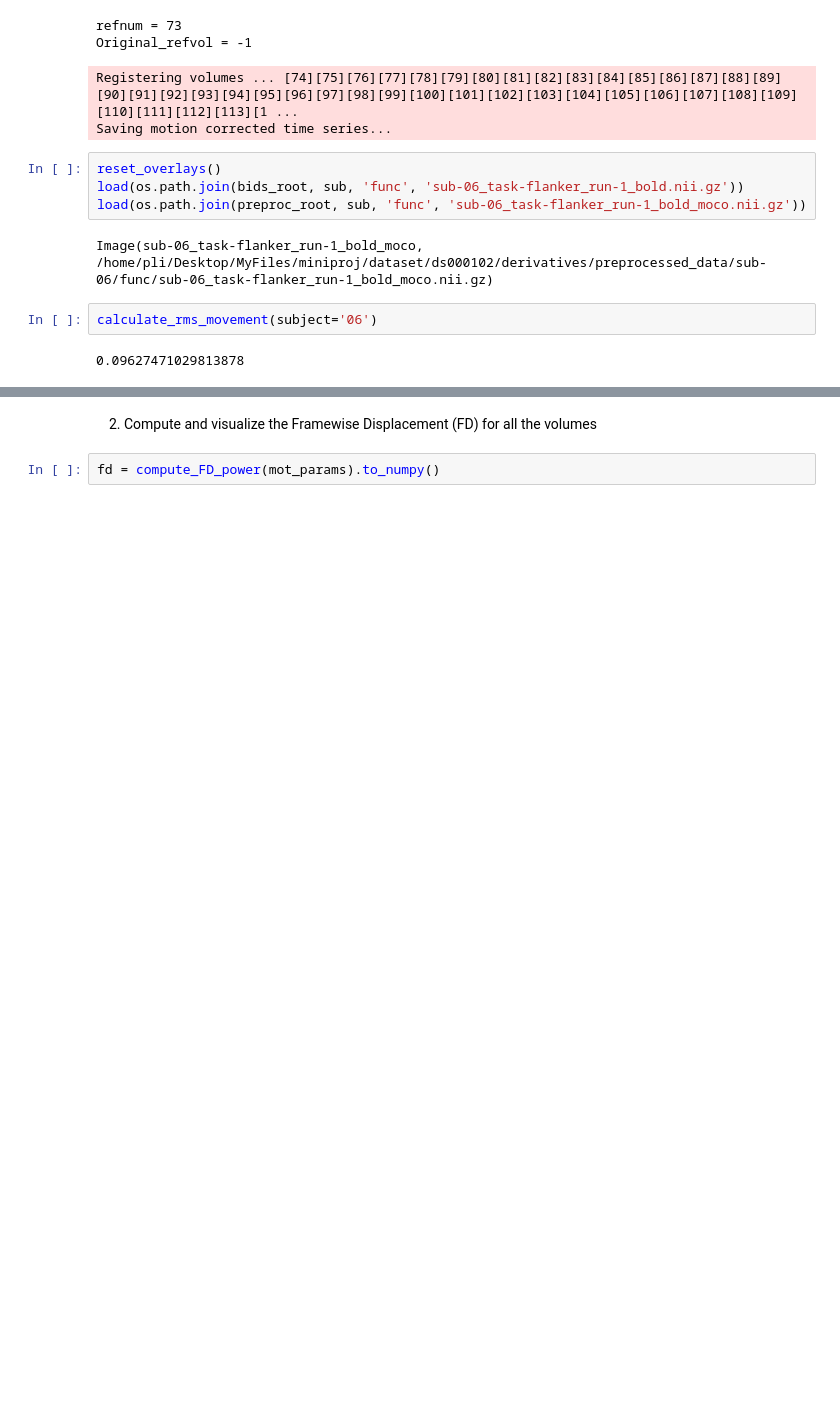
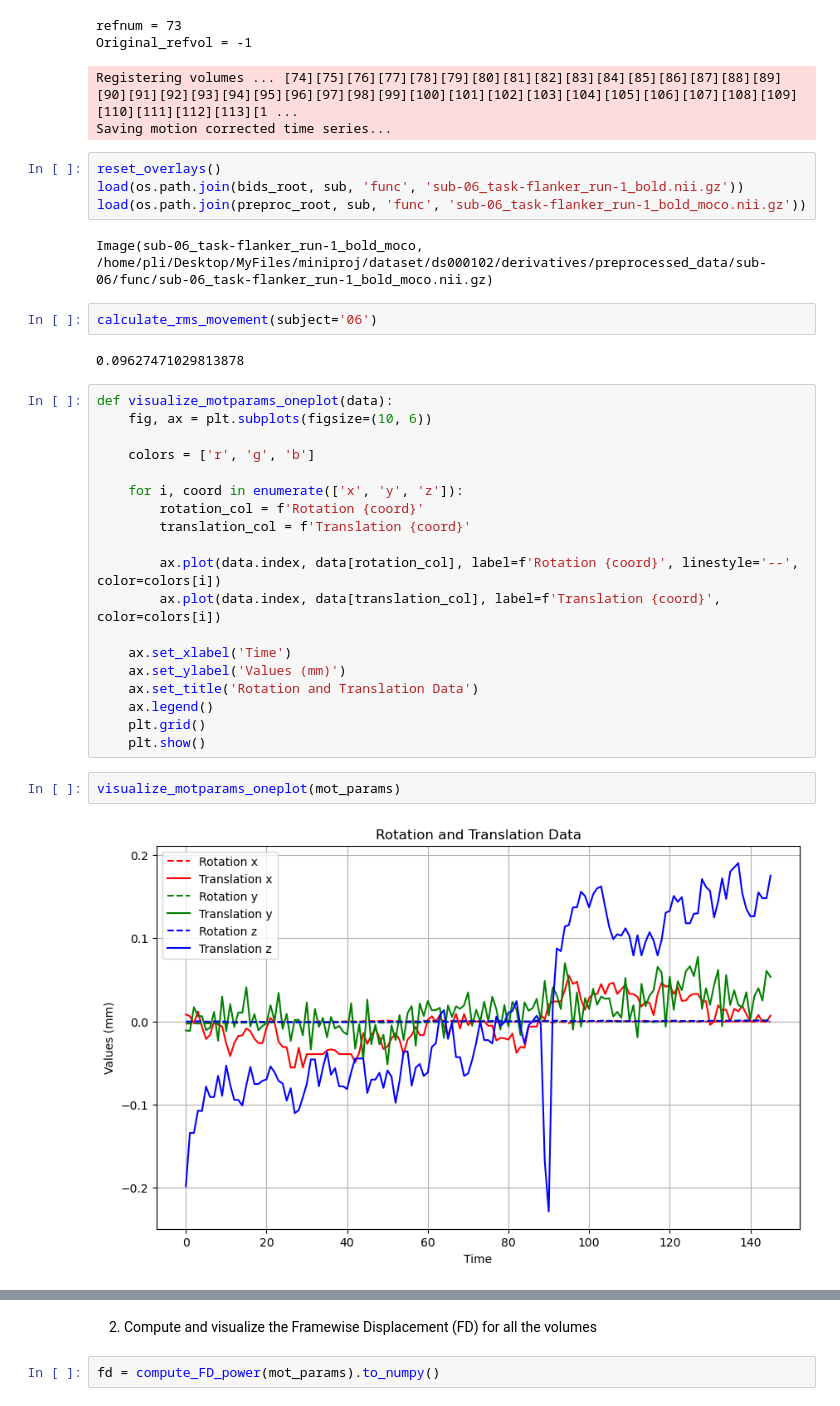
Before and after one commit to Pingsheng-Kevin/NSSP_Mini1, a Jupyter notebook: lgr.ipynb, the cells around one changed output, grey strips where cells are left out. Cells and saved outputs as stored; diff of their text form; blank space fills up the shorter version.

```diff
--- a/lgr.ipynb
+++ b/lgr.ipynb
@@ -290,8 +293,31 @@ load(os.path.join(bids_root, sub, 'func', 'sub-06_task-flanker_run-1_bold.nii.gz
 load(os.path.join(preproc_root, sub, 'func', 'sub-06_task-flanker_run-1_bold_moco.nii.gz'))
 # %% [output]
 Image(sub-06_task-flanker_run-1_bold_moco, /home/pli/Desktop/MyFiles/miniproj/dataset/ds000102/derivatives/preprocessed_data/sub-06/func/sub-06_task-flanker_run-1_bold_moco.nii.gz)
-# %%
-calculate_rms_movement(subject='06')
-# %% [output]
-0.09627471029813878
+# %%
+calculate_rms_movement(subject='06')
+# %% [output]
+0.09627471029813878
+# %%
+def visualize_motparams_oneplot(data):
+    fig, ax = plt.subplots(figsize=(10, 6))
+
+    colors = ['r', 'g', 'b']
+
+    for i, coord in enumerate(['x', 'y', 'z']):
+        rotation_col = f'Rotation {coord}'
+        translation_col = f'Translation {coord}'
+
+        ax.plot(data.index, data[rotation_col], label=f'Rotation {coord}', linestyle='--', color=colors[i])
+        ax.plot(data.index, data[translation_col], label=f'Translation {coord}', color=colors[i])
+
+    ax.set_xlabel('Time')
+    ax.set_ylabel('Values (mm)')
+    ax.set_title('Rotation and Translation Data')
+    ax.legend()
+    plt.grid()
+    plt.show()
+# %%
+visualize_motparams_oneplot(mot_params)
+# %% [output]
+[figure, added]
 # %%
```
Also changed, not shown: parts of 28 cells of this notebook.
